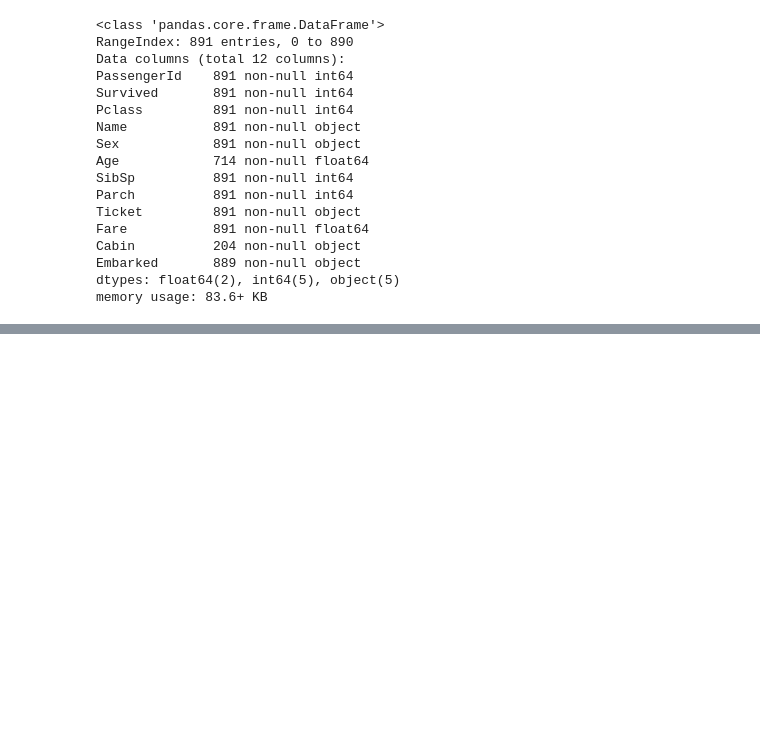
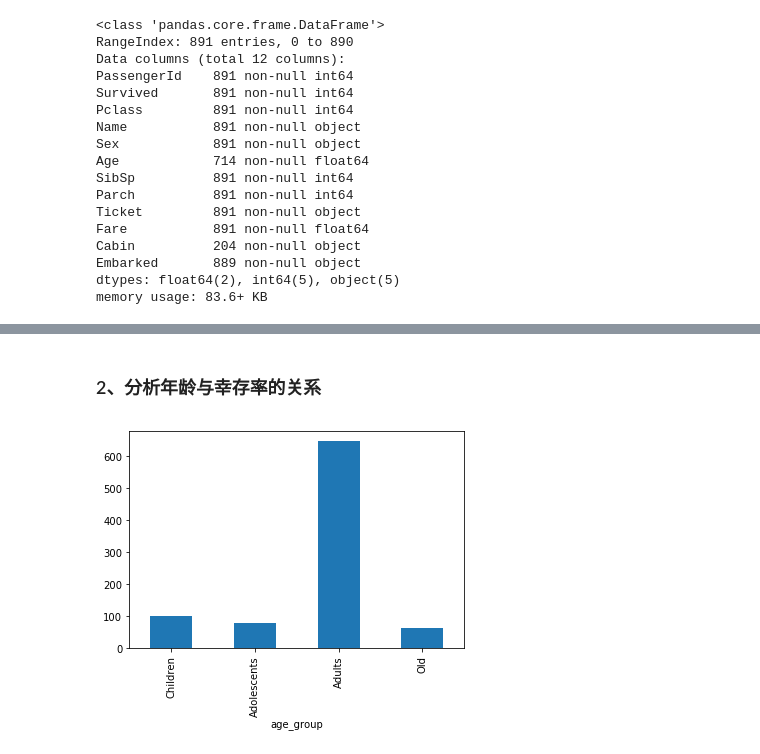
Before and after one commit to janeliao/Udacity_Projects, a Jupyter notebook: p4/p4_the_sinking_of_titanic.ipynb, the cells around one changed output, grey strips where cells are left out. Cells and saved outputs as stored; diff of their text form; code cells hidden in the pictures; blank space fills up the shorter version.

```diff
--- a/p4/p4_the_sinking_of_titanic.ipynb
+++ b/p4/p4_the_sinking_of_titanic.ipynb
@@ -107,3 +132,12 @@ Name: PassengerId, dtype: float64
+# %% [markdown]
+### 2、分析年龄与幸存率的关系
+# %%
+passengers_count(full_data,'age_group').plot(kind='bar')
+plt.xlabel = ('age_group')
+plt.ylabel = ('number of passengers')
+plt.title = ('survival rate by age')
+# %% [output]
+[figure, added]
 # %%
 
 survival_rate_by_age = get_survival_rate_by_category(full_data,'age_group')
```
Also changed, not shown: parts of 22 cells of this notebook.
